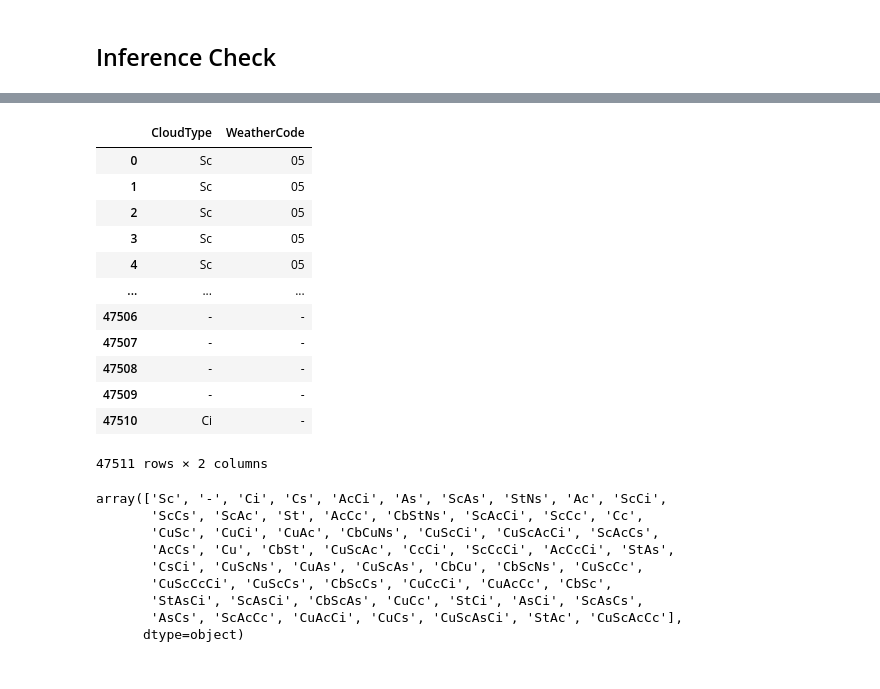
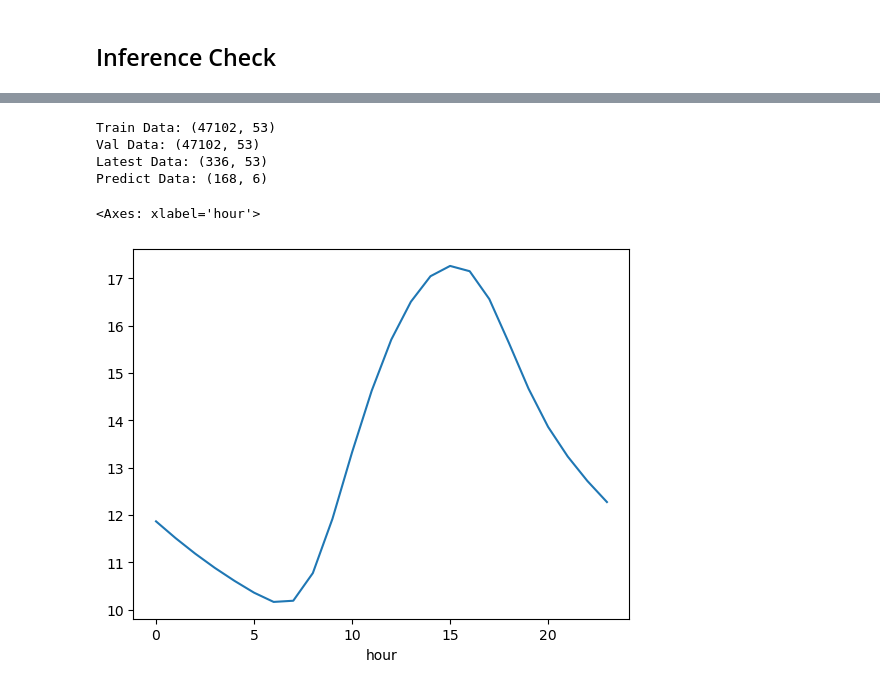
Before and after one commit to welovecherry/mlops-cloud-project-mlops_jungmin_fork, a Jupyter notebook: mlops_team/notebook/DL-Test.ipynb, the cells around one changed output, grey strips where cells are left out. Cells and saved outputs as stored; diff of their text form; code cells hidden in the pictures.

```diff
--- a/mlops_team/notebook/DL-Test.ipynb
+++ b/mlops_team/notebook/DL-Test.ipynb
@@ -1094,28 +1037,27 @@ Index(['ObservationTime', 'StationID', 'WindDirection', 'WindSpeed',
-# %%
-df[['CloudType', 'WeatherCode']]
-# %% [output]
-|  | CloudType | WeatherCode |
-| 0 | Sc | 05 |
-| 1 | Sc | 05 |
-| 2 | Sc | 05 |
-| 3 | Sc | 05 |
-| 4 | Sc | 05 |
-| ... | ... | ... |
-| 47506 | - | - |
-| 47507 | - | - |
-| 47508 | - | - |
-| 47509 | - | - |
-| 47510 | Ci | - |
-47511 rows × 2 columns
-# %%
-df['CloudType'].unique()
-# %% [output]
-array(['Sc', '-', 'Ci', 'Cs', 'AcCi', 'As', 'ScAs', 'StNs', 'Ac', 'ScCi',
-       'ScCs', 'ScAc', 'St', 'AcCc', 'CbStNs', 'ScAcCi', 'ScCc', 'Cc',
-       'CuSc', 'CuCi', 'CuAc', 'CbCuNs', 'CuScCi', 'CuScAcCi', 'ScAcCs',
-       'AcCs', 'Cu', 'CbSt', 'CuScAc', 'CcCi', 'ScCcCi', 'AcCcCi', 'StAs',
-       'CsCi', 'CuScNs', 'CuAs', 'CuScAs', 'CbCu', 'CbScNs', 'CuScCc',
-       'CuScCcCi', 'CuScCs', 'CbScCs', 'CuCcCi', 'CuAcCc', 'CbSc',
-       'StAsCi', 'ScAsCi', 'CbScAs', 'CuCc', 'StCi', 'AsCi', 'ScAsCs',
-       'AsCs', 'ScAcCc', 'CuAcCi', 'CuCs', 'CuScAsCi', 'StAc', 'CuScAcCc'],
-      dtype=object)
+# %%
+# path
+train_path = 's3://mlops-prj/data/weather/feature/train/train_2025.06.09_1437.parquet'
+val_path = 's3://mlops-prj/data/weather/feature/val/val_2025.06.09_1437.parquet'
+latest_path = 's3://mlops-prj/data/weather/feature/latest/latest2025.06.09_1437.parquet'
+pred_path = 's3://mlops-prj/data/weather/inference/forecast_20250609_1500.parquet'
+
+s3 = s3fs.S3FileSystem()
+train = pd.read_parquet(train_path, filesystem=s3)
+val = pd.read_parquet(val_path, filesystem=s3)
+latest = pd.read_parquet(latest_path, filesystem=s3)
+pred = pd.read_parquet(pred_path, filesystem=s3)
+
+print(f"Train Data: {train.shape}")
+print(f"Val Data: {train.shape}")
+print(f"Latest Data: {latest.shape}")
+print(f"Predict Data: {pred.shape}")
+# %% [output]
+Train Data: (47102, 53)
+Val Data: (47102, 53)
+Latest Data: (336, 53)
+Predict Data: (168, 6)
+# %%
+train.groupby("hour")["Temperature"].mean().plot()
+# %% [output]
+<Axes: xlabel='hour'>
+[figure, added]
```
Also changed, not shown: parts of 4 cells of this notebook, 2 other files.
